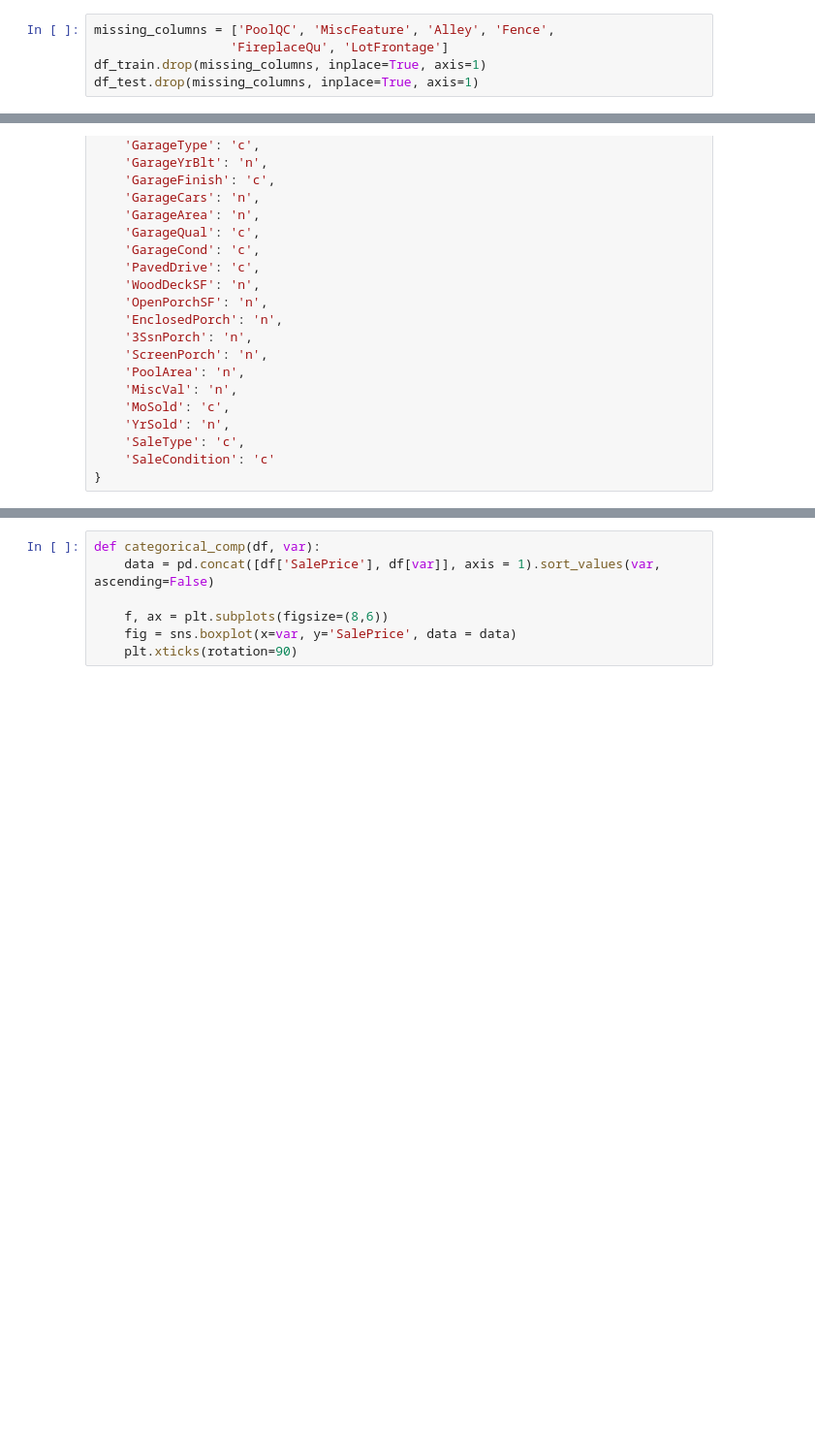
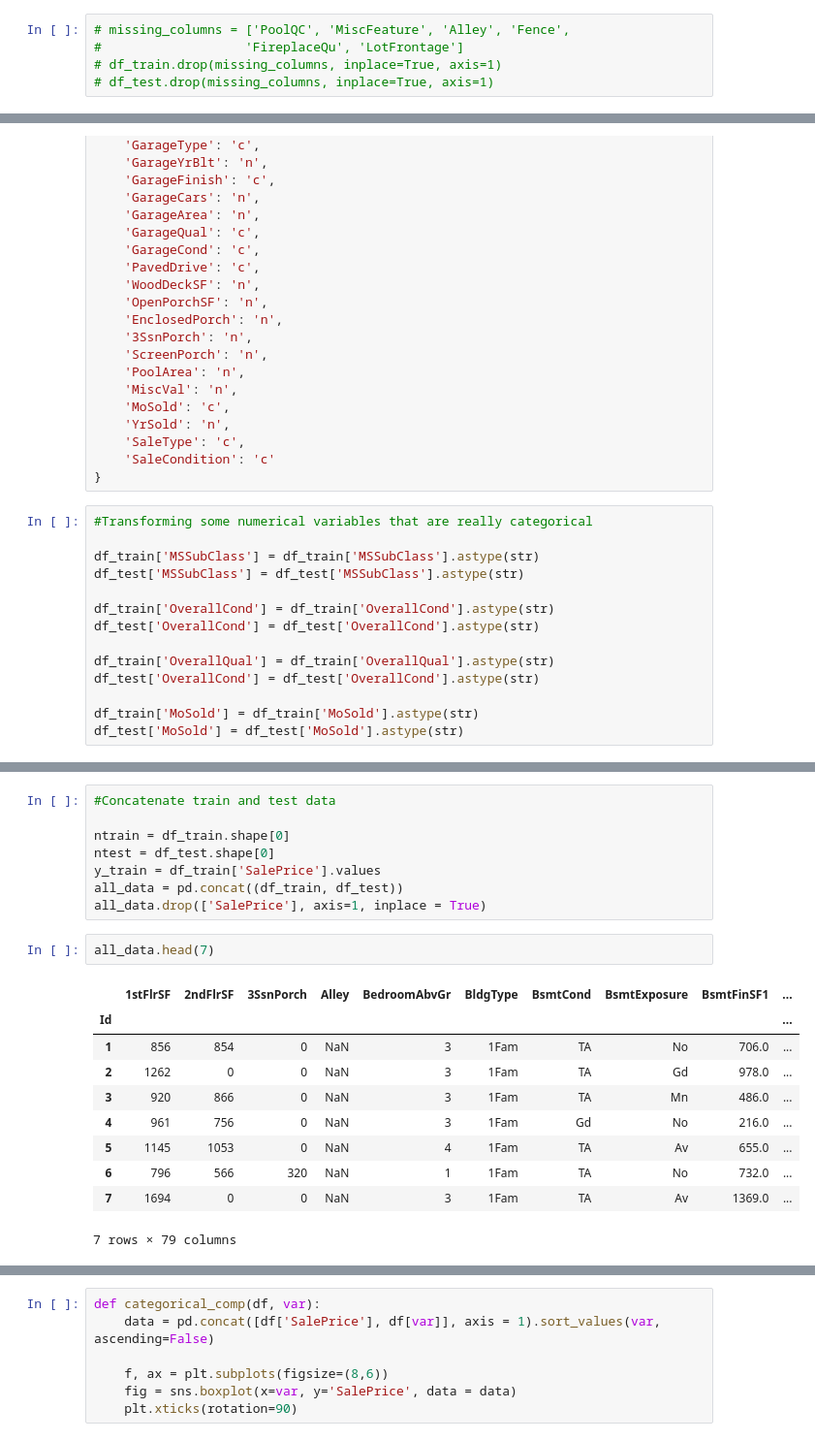
Before and after one commit to elanderos318/house-prices-regression, a Jupyter notebook: jupyter_notebook_code/house_prices_regression.ipynb, the cells around one changed output, grey strips where cells are left out. Shown: that part at 97% size. Saved outputs shown, nothing was run; the diff lists cells and outputs as text; blank space fills up the shorter version.

```diff
--- a/jupyter_notebook_code/house_prices_regression.ipynb
+++ b/jupyter_notebook_code/house_prices_regression.ipynb
@@ -48,6 +105,6 @@ pd.DataFrame({"null_count":null_values, "null_percent":null_percent}).\
 # %%
-missing_columns = ['PoolQC', 'MiscFeature', 'Alley', 'Fence',
-                  'FireplaceQu', 'LotFrontage']
-df_train.drop(missing_columns, inplace=True, axis=1)
-df_test.drop(missing_columns, inplace=True, axis=1)
+# missing_columns = ['PoolQC', 'MiscFeature', 'Alley', 'Fence',
+#                   'FireplaceQu', 'LotFrontage']
+# df_train.drop(missing_columns, inplace=True, axis=1)
+# df_test.drop(missing_columns, inplace=True, axis=1)
 # %%
@@ -133,3 +248,17 @@ feature_categories = {
     'SaleType': 'c',
     'SaleCondition': 'c'
 }
+# %%
+#Transforming some numerical variables that are really categorical
+
+df_train['MSSubClass'] = df_train['MSSubClass'].astype(str)
+df_test['MSSubClass'] = df_test['MSSubClass'].astype(str)
+
+df_train['OverallCond'] = df_train['OverallCond'].astype(str)
+df_test['OverallCond'] = df_test['OverallCond'].astype(str)
+
+df_train['OverallQual'] = df_train['OverallQual'].astype(str)
+df_test['OverallCond'] = df_test['OverallCond'].astype(str)
+
+df_train['MoSold'] = df_train['MoSold'].astype(str)
+df_test['MoSold'] = df_test['MoSold'].astype(str)
@@ -135,0 +276,21 @@ feature_categories = {
+# %%
+#Concatenate train and test data
+
+ntrain = df_train.shape[0]
+ntest = df_test.shape[0]
+y_train = df_train['SalePrice'].values
+all_data = pd.concat((df_train, df_test))
+all_data.drop(['SalePrice'], axis=1, inplace = True)
+# %%
+all_data.head(7)
+# %% [output]
+|  | 1stFlrSF | 2ndFlrSF | 3SsnPorch | Alley | BedroomAbvGr | BldgType | BsmtCond | BsmtExposure | BsmtFinSF1 | ... |
+| Id |  |  |  |  |  |  |  |  |  | ... |
+| 1 | 856 | 854 | 0 | NaN | 3 | 1Fam | TA | No | 706.0 | ... |
+| 2 | 1262 | 0 | 0 | NaN | 3 | 1Fam | TA | Gd | 978.0 | ... |
+| 3 | 920 | 866 | 0 | NaN | 3 | 1Fam | TA | Mn | 486.0 | ... |
+| 4 | 961 | 756 | 0 | NaN | 3 | 1Fam | Gd | No | 216.0 | ... |
+| 5 | 1145 | 1053 | 0 | NaN | 4 | 1Fam | TA | Av | 655.0 | ... |
+| 6 | 796 | 566 | 320 | NaN | 1 | 1Fam | TA | No | 732.0 | ... |
+| 7 | 1694 | 0 | 0 | NaN | 3 | 1Fam | TA | Av | 1369.0 | ... |
+7 rows × 79 columns
```
Also changed, not shown: parts of 49 cells of this notebook.
